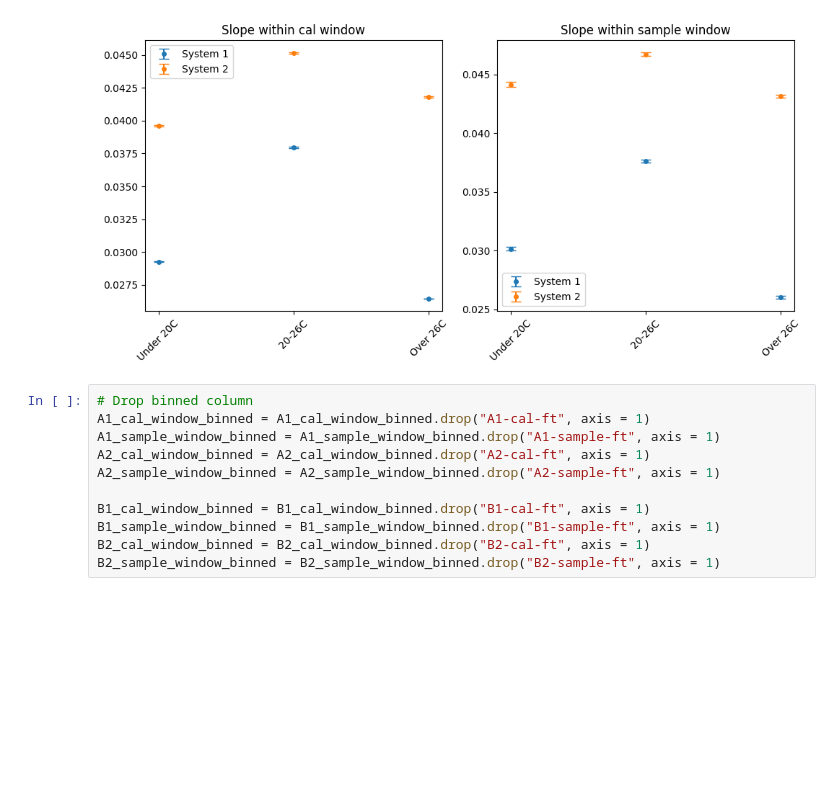
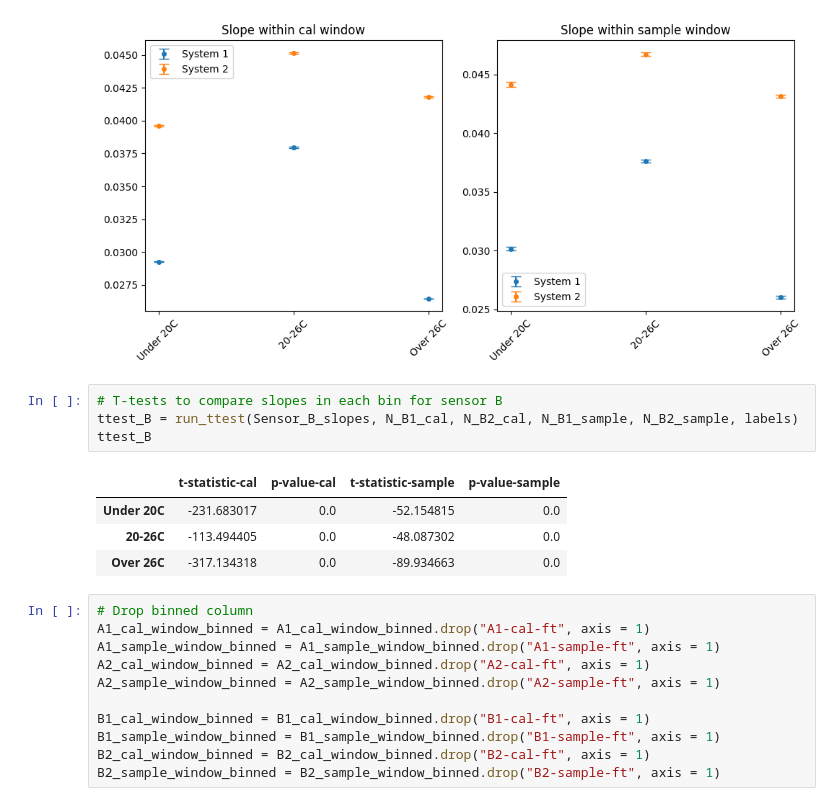
Before and after one commit to dejaytang/Capstone_Siemens, a Jupyter notebook: Coding/Dylan/raw_slope_code_DL.ipynb, the cells around one changed output. Drawn from its saved outputs; the diff is of its cells as text; blank space fills up the shorter version.

```diff
--- a/Coding/Dylan/raw_slope_code_DL.ipynb
+++ b/Coding/Dylan/raw_slope_code_DL.ipynb
@@ -669,6 +693,15 @@ plt.tight_layout()
 plt.show()
 # %% [output]
 [figure]
+# %%
+# T-tests to compare slopes in each bin for sensor B
+ttest_B = run_ttest(Sensor_B_slopes, N_B1_cal, N_B2_cal, N_B1_sample, N_B2_sample, labels)
+ttest_B
+# %% [output]
+|  | t-statistic-cal | p-value-cal | t-statistic-sample | p-value-sample |
+| Under 20C | -231.683017 | 0.0 | -52.154815 | 0.0 |
+| 20-26C | -113.494405 | 0.0 | -48.087302 | 0.0 |
+| Over 26C | -317.134318 | 0.0 | -89.934663 | 0.0 |
 # %%
 # Drop binned column
 A1_cal_window_binned = A1_cal_window_binned.drop("A1-cal-ft", axis = 1)
```
Also changed, not shown: parts of 13 cells of this notebook.
